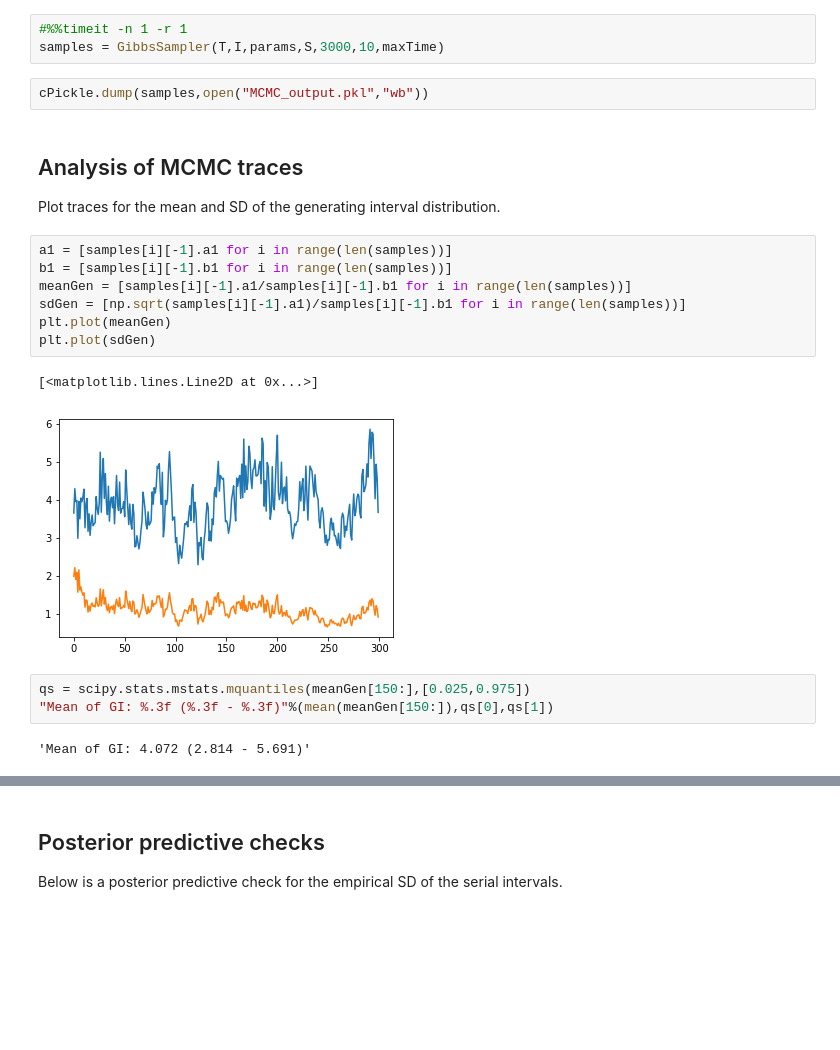
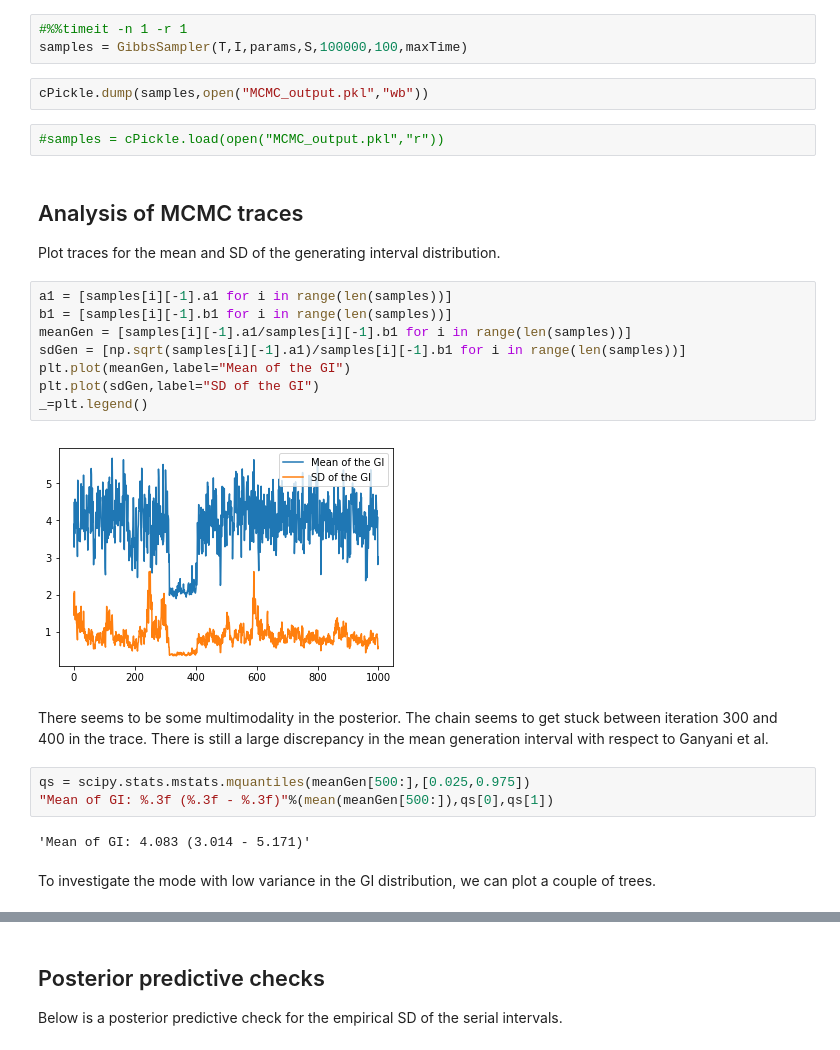
Before and after one commit to bacallado/covid_tree, a Jupyter notebook: GibbsSampler.ipynb, the cells around one changed output, grey strips where cells are left out. Drawn from its saved outputs; the diff is of its cells as text; blank space fills up the shorter version.

Commit message:
Updated notebook and output

```diff
--- a/GibbsSampler.ipynb
+++ b/GibbsSampler.ipynb
@@ -275,9 +258,11 @@ InitialiseI(S,I,T)
 params = Params(3.45,0.66,3.45,0.66)
 # %%
 #%%timeit -n 1 -r 1
-samples = GibbsSampler(T,I,params,S,3000,10,maxTime)
+samples = GibbsSampler(T,I,params,S,100000,100,maxTime)
 # %%
 cPickle.dump(samples,open("MCMC_output.pkl","wb"))
+# %%
+#samples = cPickle.load(open("MCMC_output.pkl","r"))
 # %% [markdown]
 ## Analysis of MCMC traces
 
@@ -285,15 +270,19 @@ Plot traces for the mean and SD of the generating interval distribution.
 # %%
 a1 = [samples[i][-1].a1 for i in range(len(samples))]
 b1 = [samples[i][-1].b1 for i in range(len(samples))]
 meanGen = [samples[i][-1].a1/samples[i][-1].b1 for i in range(len(samples))]
 sdGen = [np.sqrt(samples[i][-1].a1)/samples[i][-1].b1 for i in range(len(samples))]
-plt.plot(meanGen)
-plt.plot(sdGen)
+plt.plot(meanGen,label="Mean of the GI")
+plt.plot(sdGen,label="SD of the GI")
+_=plt.legend()
 # %% [output]
-[<matplotlib.lines.Line2D at 0x...>]
-[figure, old version]
+[figure, new version]
+# %% [markdown]
+There seems to be some multimodality in the posterior. The chain seems to get stuck between iteration 300 and 400 in the trace. There is still a large discrepancy in the mean generation interval with respect to Ganyani et al.
 # %%
-qs = scipy.stats.mstats.mquantiles(meanGen[150:],[0.025,0.975])
-"Mean of GI: %.3f (%.3f - %.3f)"%(mean(meanGen[150:]),qs[0],qs[1])
+qs = scipy.stats.mstats.mquantiles(meanGen[500:],[0.025,0.975])
+"Mean of GI: %.3f (%.3f - %.3f)"%(mean(meanGen[500:]),qs[0],qs[1])
 # %% [output]
-'Mean of GI: 4.072 (2.814 - 5.691)'
+'Mean of GI: 4.083 (3.014 - 5.171)'
+# %% [markdown]
+To investigate the mode with low variance in the GI distribution, we can plot a couple of trees.
```
Also changed, not shown: parts of 13 cells of this notebook, 1 other file.
